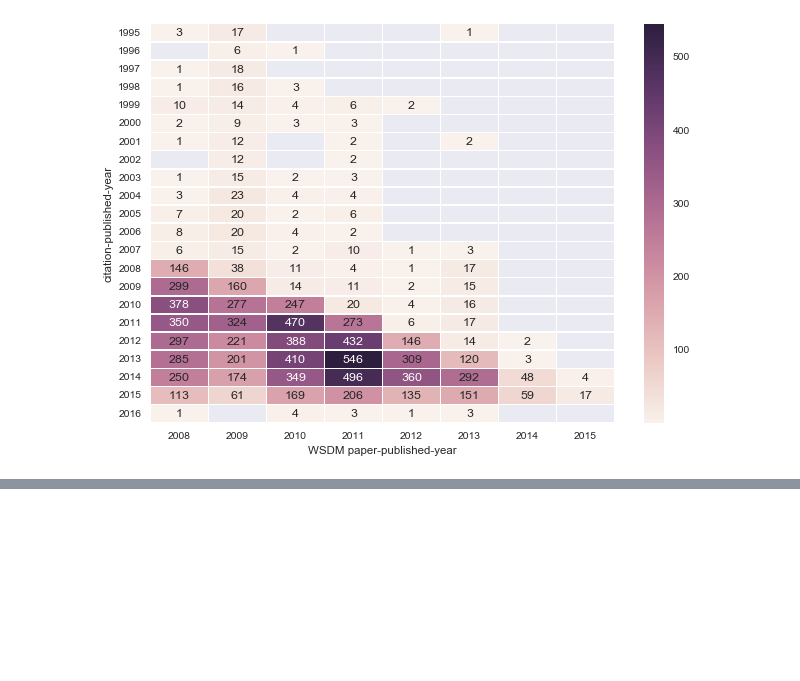
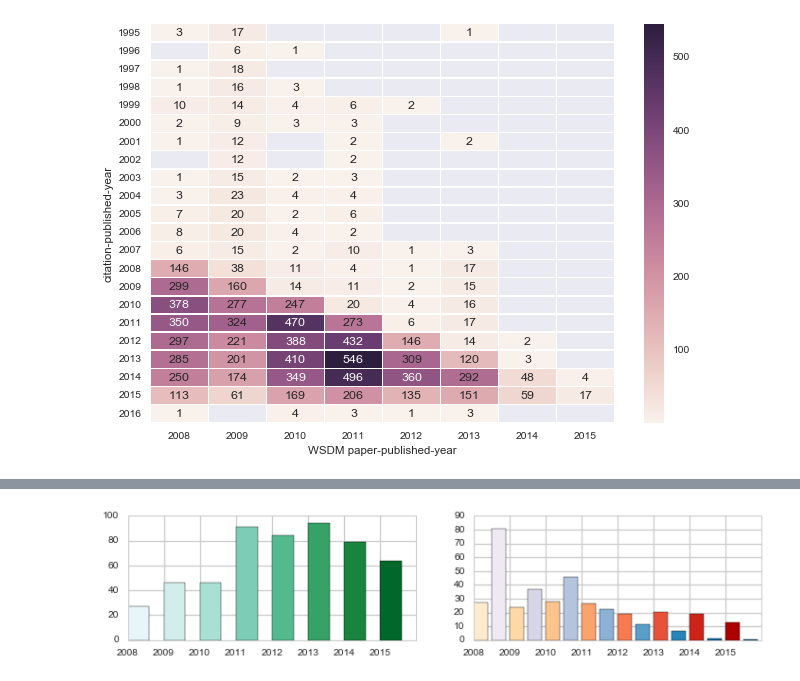
Before and after one commit to lexingxie/academic-graph, a Jupyter notebook: plot_citations.ipynb, the cells around one changed output, grey strips where cells are left out. Drawn from its saved outputs; the diff is of its cells as text; code cells hidden in the pictures; blank space fills up the shorter version.

```diff
--- a/plot_citations.ipynb
+++ b/plot_citations.ipynb
@@ -175,0 +402,30 @@ sns.axlabel(conf + ' paper-published-year', 'citation-published-year')
+# %%
+# data profile plots
+
+plt.figure(figsize=(12, 8))
+# # of papers over years; # of references and # of citations over years
+# # of citings over years, w/wo venues; # of citing venues over years
+# # of citations over publication years, w/wo venues; # of venues over years
+"""for year in range(2008, 2016): """
+
+years = range(2008, 2016)
+bar_colrs1 = sns.color_palette("BuGn", len(years))
+bar_colrs2 = sns.color_palette("OrRd", len(years))
+bar_colrs3 = sns.color_palette("PuBu", len(years))
+x_pos = [x+1 for x in range(len(years))]
+
+sns.set_style("whitegrid")
+sns.despine()
+
+ax = plt.subplot(3, 2, 1)
+rects1 = ax.bar(x_pos, np.array(df_paper['PubYear'].value_counts(sort=False)), width=.6, color=bar_colrs)
+tk1 = plt.xticks(x_pos, years) #, rotation='vertical'
+
+ax = plt.subplot(3, 2, 2)
+ref_pp = np.array( df_citing['PaperPubYear'].value_counts()/df_paper['PubYear'].value_counts() )
+cit_pp = np.array( df_cited['RefPubYear'].value_counts()/df_paper['PubYear'].value_counts() )
+rects2 = ax.bar(x_pos, ref_pp, width=.4, color=bar_colrs2)
+rects3 = ax.bar([x+.5 for x in x_pos], cit_pp, width=.4, color=bar_colrs3)
+tk2 = plt.xticks(x_pos, years) #, rotation='vertical'
+# %% [output]
+[figure, added]
```
Also changed, not shown: parts of 20 cells of this notebook.
